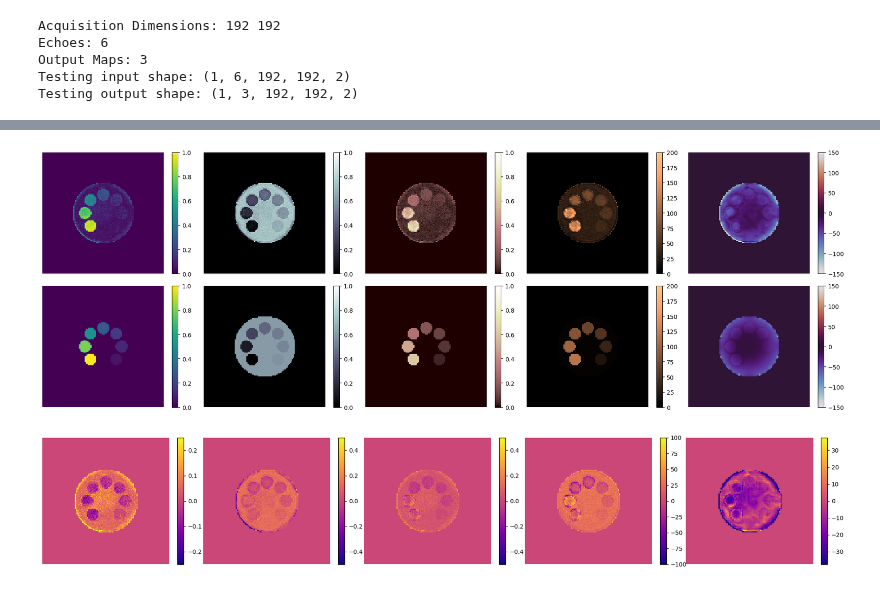
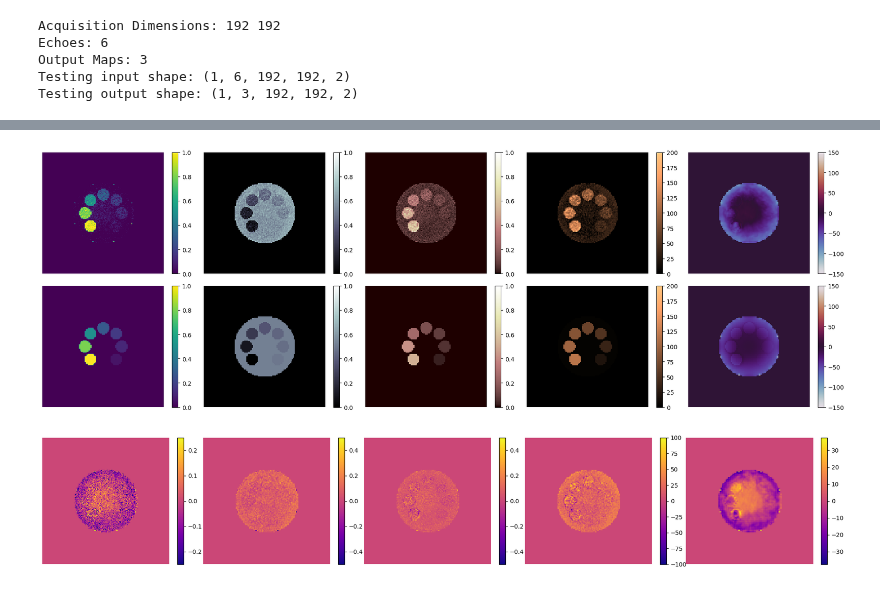
Before and after one commit to jpmeneses/IDEAL-GAN, a Jupyter notebook: ROI_phantom.ipynb, the cells around one changed output, grey strips where cells are left out. Saved outputs shown, nothing was run; the diff lists cells and outputs as text; code cells hidden in the pictures.

Commit message:
Enhanced PDFF estimation with magnitude discrimination for avoiding noise bias

```diff
--- a/ROI_phantom.ipynb
+++ b/ROI_phantom.ipynb
@@ -23,7 +23,7 @@ from itertools import cycle
 ############################################################
 # dataset_dir = '../MATLAB/waterFatSignalPhantom/data_out/'
 dataset_dir = '../../OneDrive - Universidad Católica de Chile/Documents/MATLAB/waterFatSignalPhantom/data_out/'
-dataset_hdf5_1 = 'phantom_SNR20.hdf5'
+dataset_hdf5_1 = 'phantom_SNR10.hdf5'
 
 ############################################################
 ################### LOAD DATASET 1 #########################
@@ -189,7 +207,7 @@ def sample(A, TE):
     elif model_sel.value == 'VET-Net':
         A2B_PM = G_A2B([A,TE], training=False) #[:,:ech_sel.value,...]
         A2B_PM = tf.where(A2B_msk>=5e-3, A2B_PM, 0.0)
-        A2B_WF = wf.get_rho(A, A2B_PM, te=TE)
+        A2B_WF = wf.get_rho(A[:,1:,...], A2B_PM, te=TE[:,1:,...])
         A2B = tf.concat([A2B_WF, A2B_PM], axis=1)
         A2B_var = None
     elif model_sel.value == 'AI-DEAL':
@@ -227,7 +245,8 @@ fig, ((ax0,ax1,ax2,ax3,ax4),(ax00,ax5,ax6,ax7,ax8))=plt.subplots(figsize=(19, 6)
 # Ground-Truth PDFF
 w_aux = np.squeeze(tf.abs(tf.complex(A2B[:,0,:,:,0],A2B[:,0,:,:,1])))
 f_aux = np.squeeze(tf.abs(tf.complex(A2B[:,1,:,:,0],A2B[:,1,:,:,1])))
-PDFF_res = np.where(f_aux >= w_aux, f_aux/(w_aux+f_aux), 1-(w_aux/(w_aux+f_aux)))
+wf_aux = np.squeeze(tf.abs(tf.complex(A2B[:,0,:,:,0]+A2B[:,1,:,:,0],A2B[:,0,:,:,1]+A2B[:,1,:,:,1])))
+PDFF_res = np.where(f_aux >= w_aux, f_aux/wf_aux, 1-(w_aux/wf_aux))
 PDFF_res[np.isnan(PDFF_res)] = 0.0
 
 # Model Measured PDFF
@@ -266,34 +285,34 @@ ax4.axis('off')
 # Computed maps in the second row
 FF_unet = ax00.imshow(PDFF_gt, vmin=0, vmax=1)
 fig.colorbar(FF_unet, ax=ax00)
 ax00.axis('off')
 
 W_unet = ax5.imshow(wn_aux, cmap='bone',
                     interpolation='none', vmin=0, vmax=1)
 fig.colorbar(W_unet, ax=ax5)
 ax5.axis('off')
 
 F_unet = ax6.imshow(fn_aux, cmap='pink',
                     interpolation='none', vmin=0, vmax=1)
 fig.colorbar(F_unet, ax=ax6)
 ax6.axis('off')
 
 r2n_aux = np.squeeze(B[:,2,:,:,1]) * r2_sc
 r2_unet = ax7.imshow(r2n_aux, cmap='copper',
                      interpolation='none', vmin=0, vmax=r2_sc)
 fig.colorbar(r2_unet, ax=ax7)
 ax7.axis('off')
 
 fieldn_aux = np.squeeze(B[:,2,:,:,0]) * fm_sc
 field_unet = ax8.imshow(fieldn_aux, cmap='twilight',
                         interpolation='none', vmin=-fm_sc/2, vmax=fm_sc/2)
 fig.colorbar(field_unet, ax=ax8)
 ax8.axis('off')
 
 plt.subplots_adjust(top=1,bottom=0,right=1,left=0,hspace=0.1,wspace=0)
 plt.show()
 # %% [output]
-[figure, old version]
+[figure, new version]
 # %%
 # DISPLAY ERROR (4 OUTPUTS)
 fig_err, (ix0,ix1,ix2,ix3,ix4) = plt.subplots(figsize=(19, 3), nrows=1, ncols=5)
@@ -333,7 +352,7 @@ ix4.axis('off')
 plt.subplots_adjust(top=1,bottom=0,right=1,left=0,hspace=0.1,wspace=0)
 plt.show()
 # %% [output]
-[figure, old version]
+[figure, new version]
 # %%
 from matplotlib.colors import LogNorm
 
```
Also changed, not shown: parts of 9 cells of this notebook, 2 other files.
